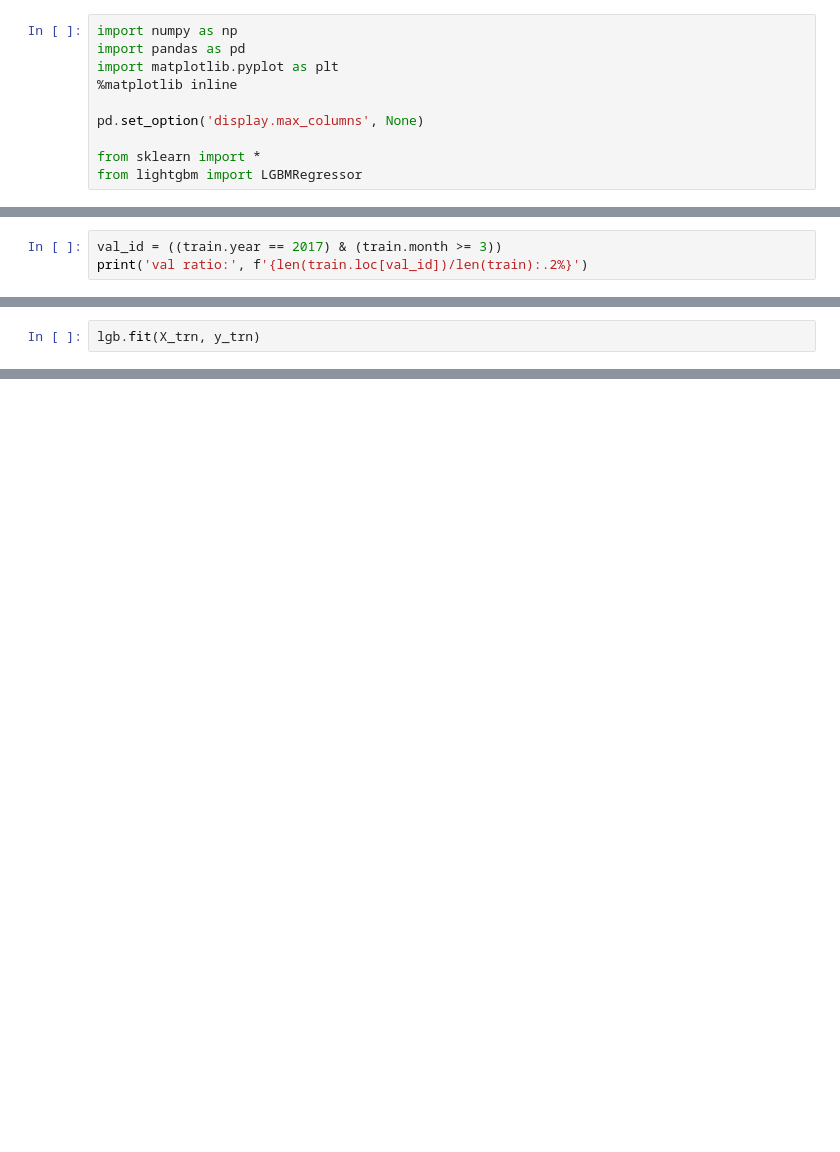
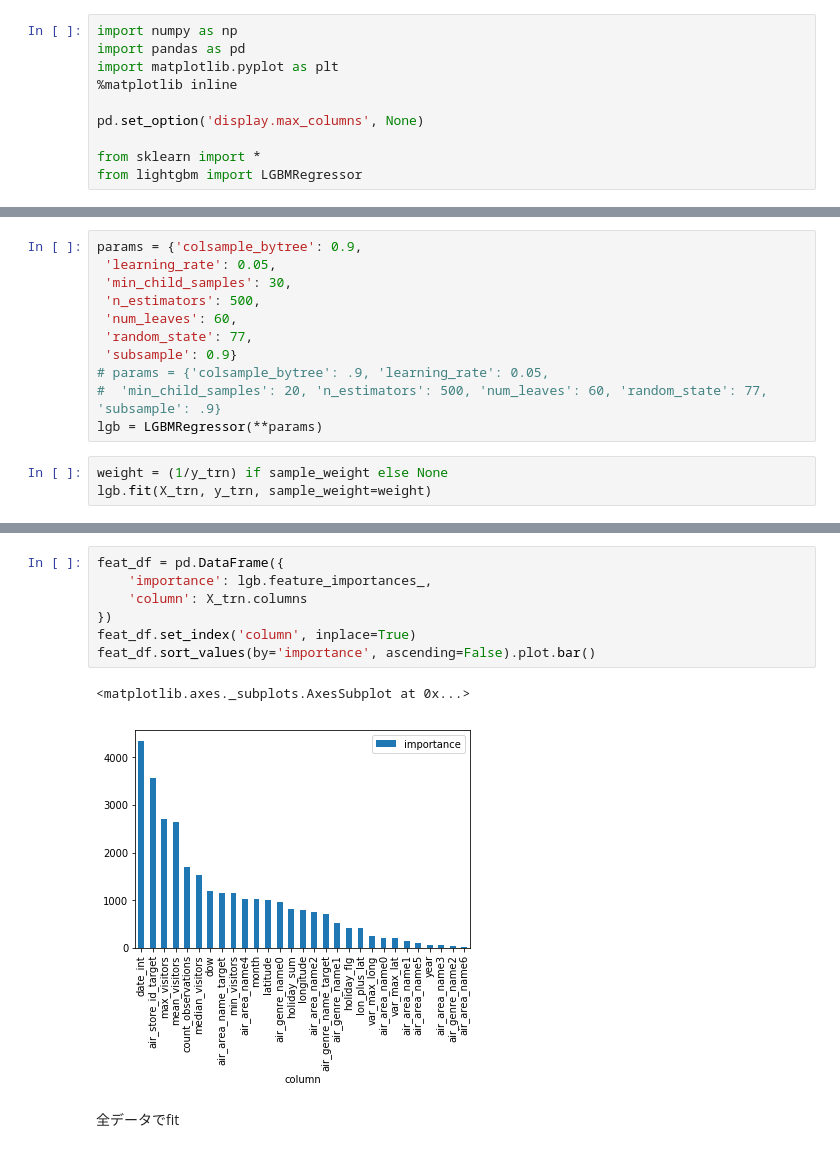
Before and after one commit to amaotone/kaggle-recruit, a Jupyter notebook: protos/sandbox.ipynb, the cells around one changed output, grey strips where cells are left out. Drawn from its saved outputs; the diff is of its cells as text; blank space fills up the shorter version.

```diff
--- a/protos/sandbox.ipynb
+++ b/protos/sandbox.ipynb
@@ -164,3 +167,0 @@ def target_encode(col):
-# %%
-val_id = ((train.year == 2017) & (train.month >= 3))
-print('val ratio:', f'{len(train.loc[val_id])/len(train):.2%}')
@@ -199,2 +177,0 @@ lgb = LGBMRegressor(**params)
-# %%
-lgb.fit(X_trn, y_trn)
@@ -207,0 +178,14 @@ LGBMRegressor(boosting_type='gbdt', class_weight=None, colsample_bytree=0.8,
+# %%
+params = {'colsample_bytree': 0.9,
+ 'learning_rate': 0.05,
+ 'min_child_samples': 30,
+ 'n_estimators': 500,
+ 'num_leaves': 60,
+ 'random_state': 77,
+ 'subsample': 0.9}
+# params = {'colsample_bytree': .9, 'learning_rate': 0.05,
+#  'min_child_samples': 20, 'n_estimators': 500, 'num_leaves': 60, 'random_state': 77, 'subsample': .9}
+lgb = LGBMRegressor(**params)
+# %%
+weight = (1/y_trn) if sample_weight else None
+lgb.fit(X_trn, y_trn, sample_weight=weight)
@@ -216,3 +207,15 @@ cols =  ['dow', 'year', 'month', 'day_of_week', 'holiday_flg', 'min_visitors', '
+# %%
+feat_df = pd.DataFrame({
+    'importance': lgb.feature_importances_,
+    'column': X_trn.columns
+})
+feat_df.set_index('column', inplace=True)
+feat_df.sort_values(by='importance', ascending=False).plot.bar()
+# %% [output]
+<matplotlib.axes._subplots.AxesSubplot at 0x...>
+[figure, added]
+# %% [markdown]
+全データでfit
 # %%
 lgb.fit(X_all, y_all)
 # %% [output]
```
Also changed, not shown: parts of 27 cells of this notebook, 1 other file.
